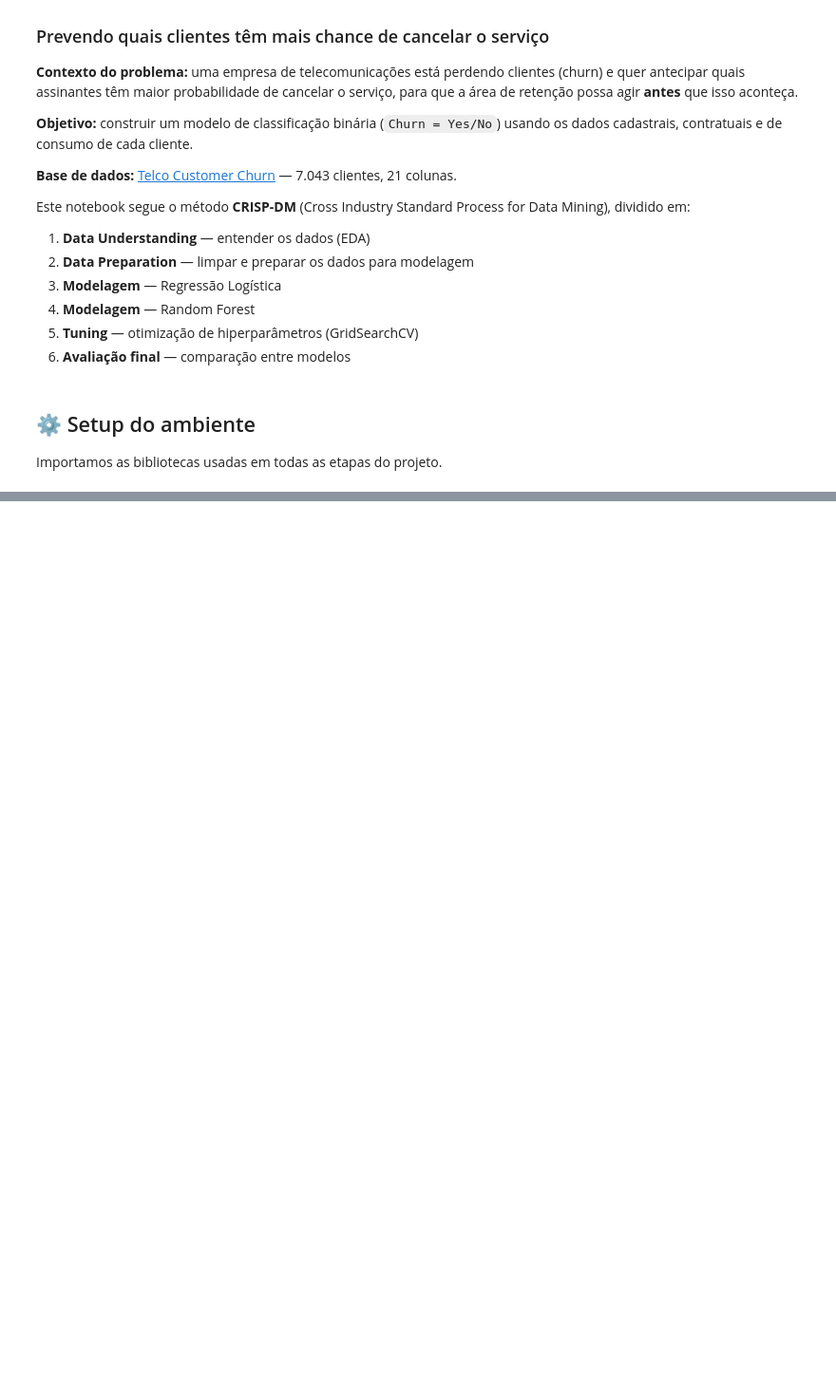
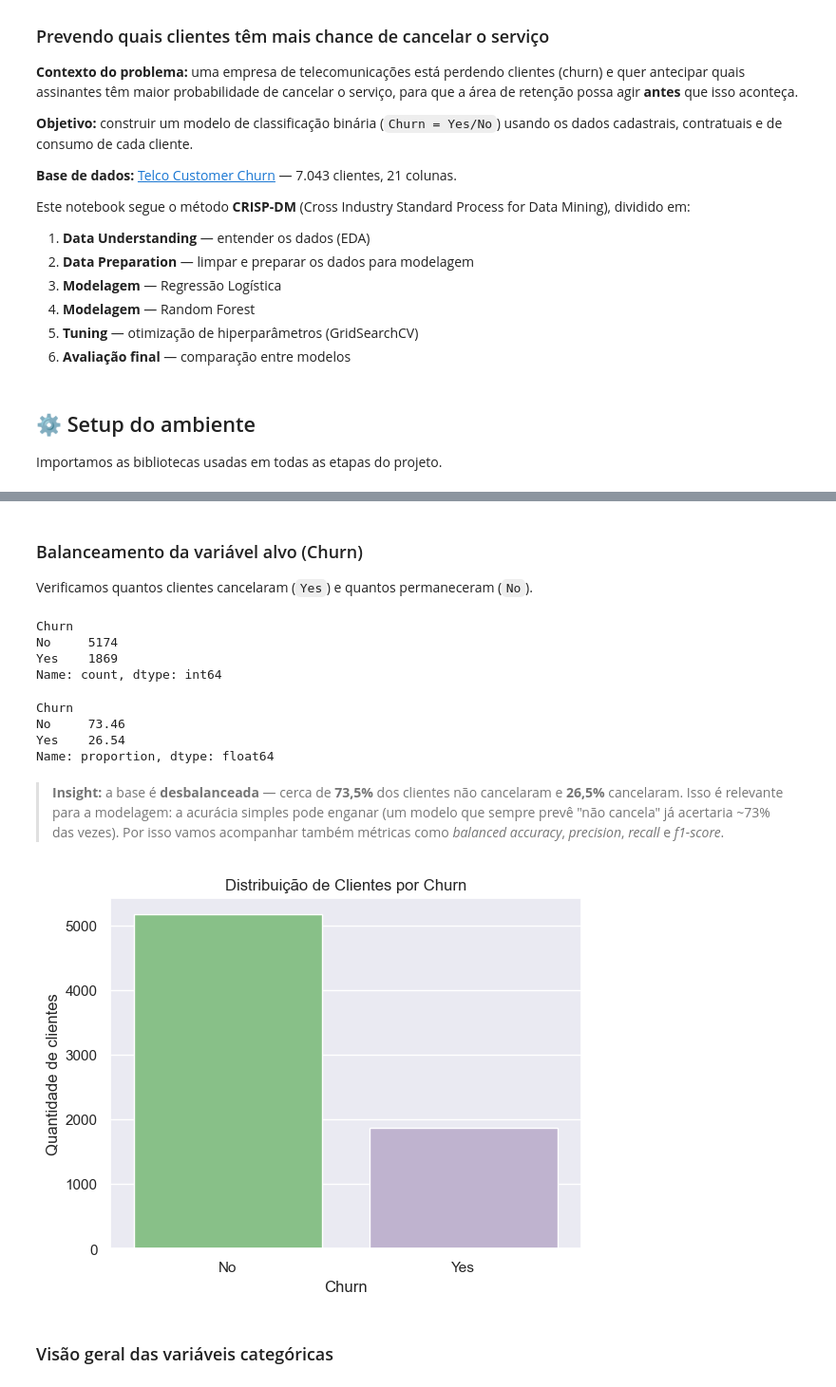
Before and after one commit to VivianeAndrade1988/Previs-o-de-churn-de-clientes--Telecom, a Jupyter notebook: notebooks/churn_prediction.ipynb, the cells around one changed output, grey strips where cells are left out. Shown at 95% size. Saved outputs shown, nothing was run; the diff lists cells and outputs as text; code cells hidden in the pictures; blank space fills up the shorter version.

Commit message:
Analise Exploratoria- Data Understanding e geração de graficos.

```diff
--- a/notebooks/churn_prediction.ipynb
+++ b/notebooks/churn_prediction.ipynb
@@ -51,0 +59,3 @@ pd.set_option('display.max_columns', None)
+# %%
+df = pd.read_csv('../data/Telecom_Churn.csv')
+df.head()
@@ -51,0 +132,36 @@ pd.set_option('display.max_columns', None)
+# %% [markdown]
+### Balanceamento da variável alvo (Churn)
+
+Verificamos quantos clientes cancelaram (`Yes`) e quantos permaneceram (`No`).
+# %%
+df['Churn'].value_counts()
+# %% [output]
+Churn
+No     5174
+Yes    1869
+Name: count, dtype: int64
+# %%
+df['Churn'].value_counts(normalize=True).round(4) * 100
+# %% [output]
+Churn
+No     73.46
+Yes    26.54
+Name: proportion, dtype: float64
+# %% [markdown]
+> **Insight:** a base é **desbalanceada** — cerca de **73,5%** dos clientes não cancelaram e
+> **26,5%** cancelaram. Isso é relevante para a modelagem: a acurácia simples pode enganar (um
+> modelo que sempre prevê "não cancela" já acertaria ~73% das vezes). Por isso vamos acompanhar
+> também métricas como *balanced accuracy*, *precision*, *recall* e *f1-score*.
+# %%
+sns.set_palette("Accent")
+sns.set_style("darkgrid")
+
+churn_counts = df.groupby("Churn")['customerID'].count().reset_index()
+ax = sns.barplot(data=churn_counts, x="Churn", y="customerID")
+ax.set_title("Distribuição de Clientes por Churn")
+ax.set_ylabel("Quantidade de clientes")
+plt.show()
+# %% [output]
+[figure, added]
+# %% [markdown]
+### Visão geral das variáveis categóricas
```
Also changed, not shown: parts of 25 cells of this notebook.
